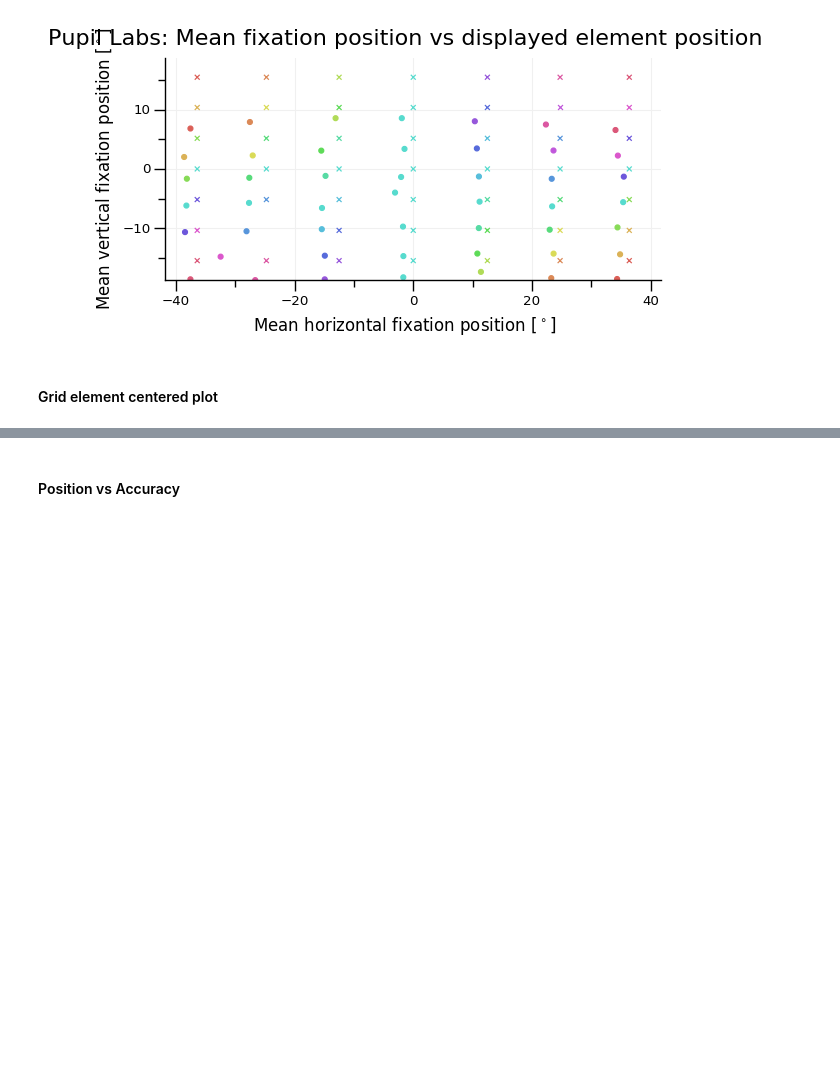
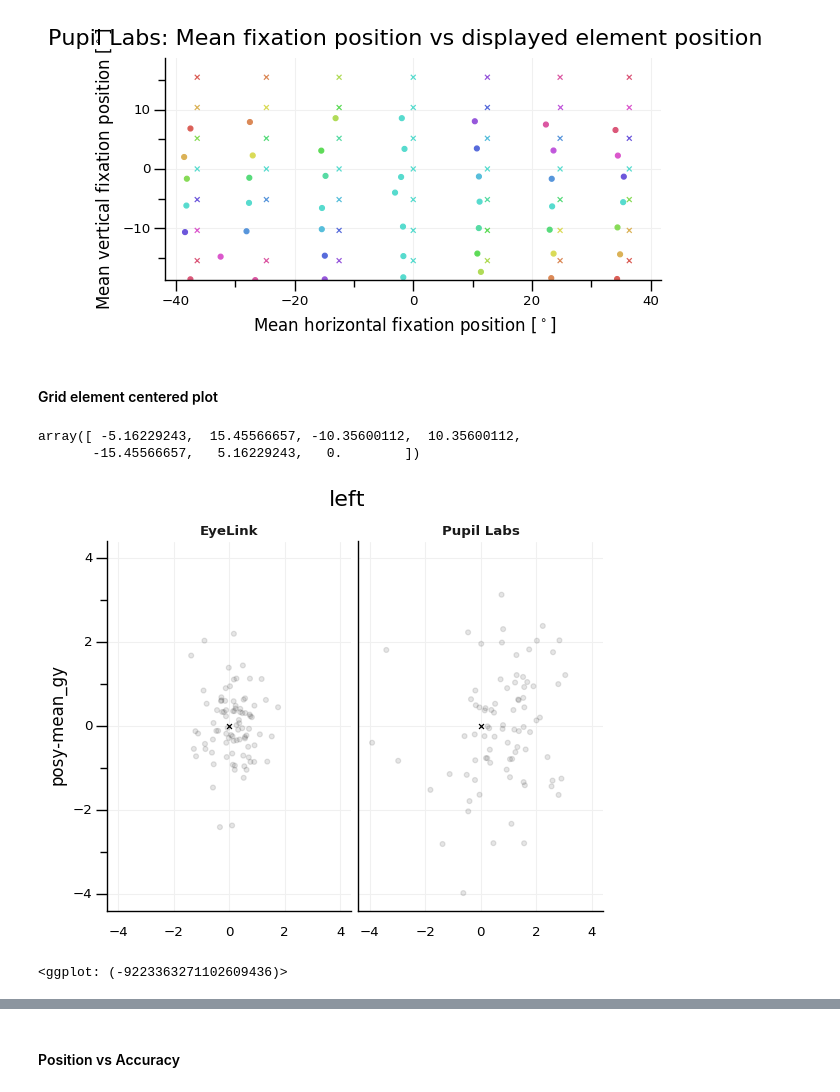
Before and after one commit to behinger/etcomp, a Jupyter notebook: code/be_main.ipynb, the cells around one changed output, grey strips where cells are left out. Cells and saved outputs as stored; diff of their text form; code cells hidden in the pictures; blank space fills up the shorter version.

```diff
--- a/code/be_main.ipynb
+++ b/code/be_main.ipynb
@@ -364,3 +364,19 @@ LARGE_GRID.display_fixations(raw_large_grid_df, option='offset',input_subject="V
 [figure]
 # %% [markdown]
 #### Grid element centered plot
+# %%
+raw_large_grid_df.posy.unique()
+# %% [output]
+array([ -5.16229243,  15.45566657, -10.35600112,  10.35600112,
+       -15.45566657,   5.16229243,   0.        ])
+# %%
+(ggplot(raw_large_grid_df.query('abs(posx+12.49571844)<0.01 & abs(posy)<0.01'), aes(x='posx-mean_gx', y='posy-mean_gy'))
+            + geom_point(alpha=0.1)
+            # displayed elements
+            + annotate("point",x=0, y=0, color='black', shape = 'x')
+            + facet_wrap("~et")+xlim((-4,4))+ylim((-4,4))
+            + ggtitle('left')
+    )
+# %% [output]
+[figure, added]
+<ggplot: (-9223363271102609436)>
```
Also changed, not shown: parts of 12 cells of this notebook, 1 other file.
